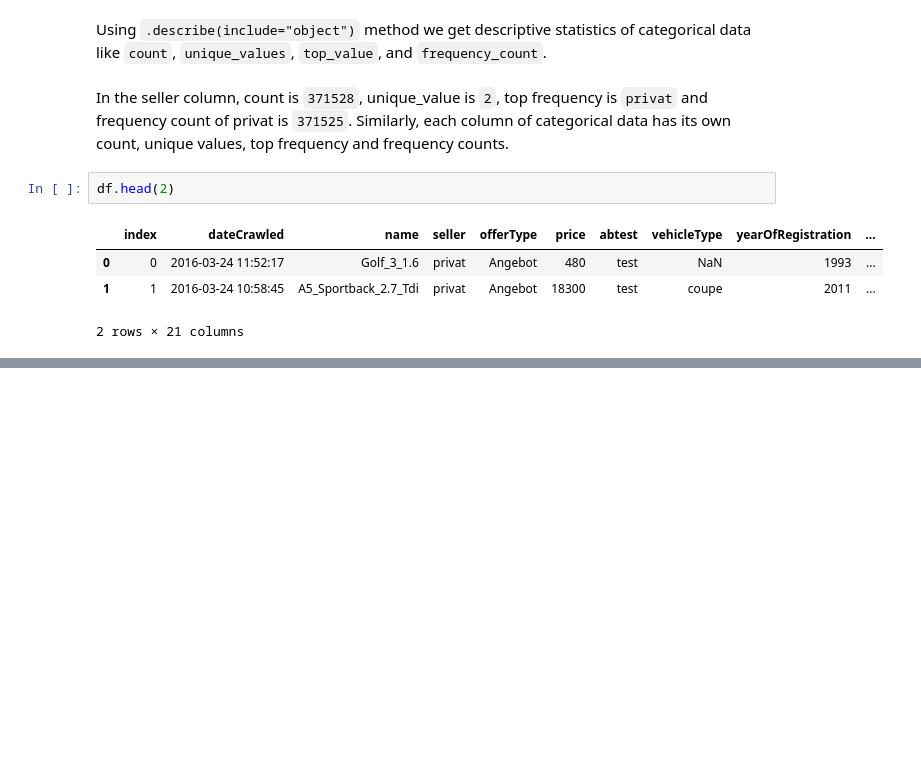
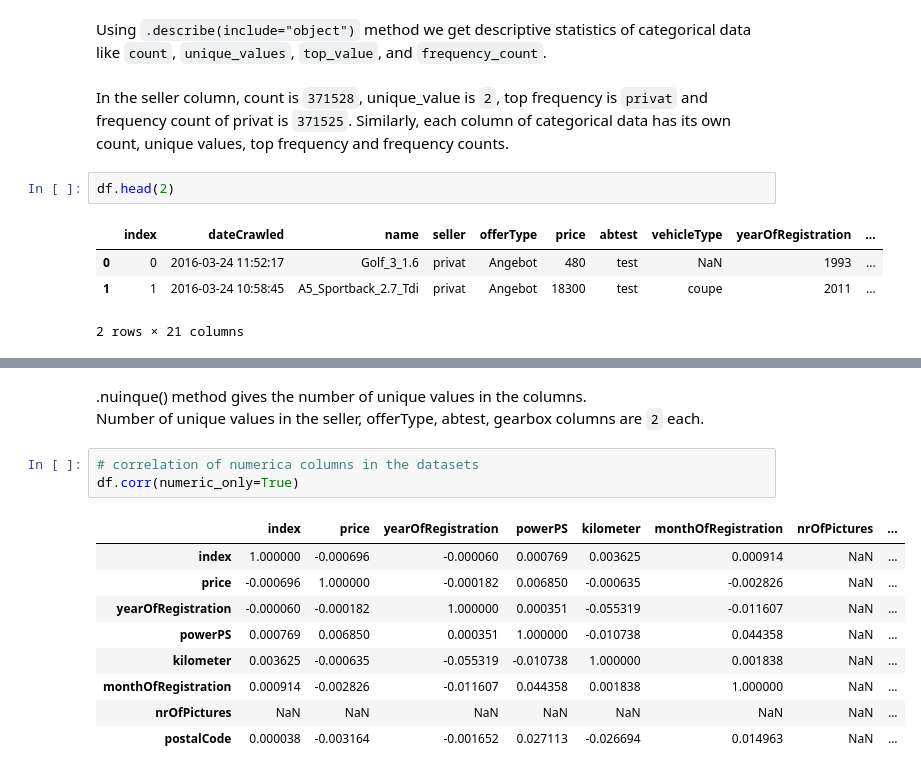
Before and after one commit to rajendra195/ds_ml_project, a Jupyter notebook: notebook_file/data_ingestion_and_profiling.ipynb, the cells around one changed output, grey strips where cells are left out. Cells and saved outputs as stored; diff of their text form; blank space fills up the shorter version.

```diff
--- a/notebook_file/data_ingestion_and_profiling.ipynb
+++ b/notebook_file/data_ingestion_and_profiling.ipynb
@@ -230,0 +289,16 @@ df.head(2)
+# %% [markdown]
+.nuinque() method gives the number of unique values in the columns.<br>
+Number of unique values in the seller, offerType, abtest, gearbox columns are `2` each.
+# %%
+# correlation of numerica columns in the datasets
+df.corr(numeric_only=True)
+# %% [output]
+|  | index | price | yearOfRegistration | powerPS | kilometer | monthOfRegistration | nrOfPictures | ... |
+| index | 1.000000 | -0.000696 | -0.000060 | 0.000769 | 0.003625 | 0.000914 | NaN | ... |
+| price | -0.000696 | 1.000000 | -0.000182 | 0.006850 | -0.000635 | -0.002826 | NaN | ... |
+| yearOfRegistration | -0.000060 | -0.000182 | 1.000000 | 0.000351 | -0.055319 | -0.011607 | NaN | ... |
+| powerPS | 0.000769 | 0.006850 | 0.000351 | 1.000000 | -0.010738 | 0.044358 | NaN | ... |
+| kilometer | 0.003625 | -0.000635 | -0.055319 | -0.010738 | 1.000000 | 0.001838 | NaN | ... |
+| monthOfRegistration | 0.000914 | -0.002826 | -0.011607 | 0.044358 | 0.001838 | 1.000000 | NaN | ... |
+| nrOfPictures | NaN | NaN | NaN | NaN | NaN | NaN | NaN | ... |
+| postalCode | 0.000038 | -0.003164 | -0.001652 | 0.027113 | -0.026694 | 0.014963 | NaN | ... |
```
Also changed, not shown: parts of 22 cells of this notebook.
